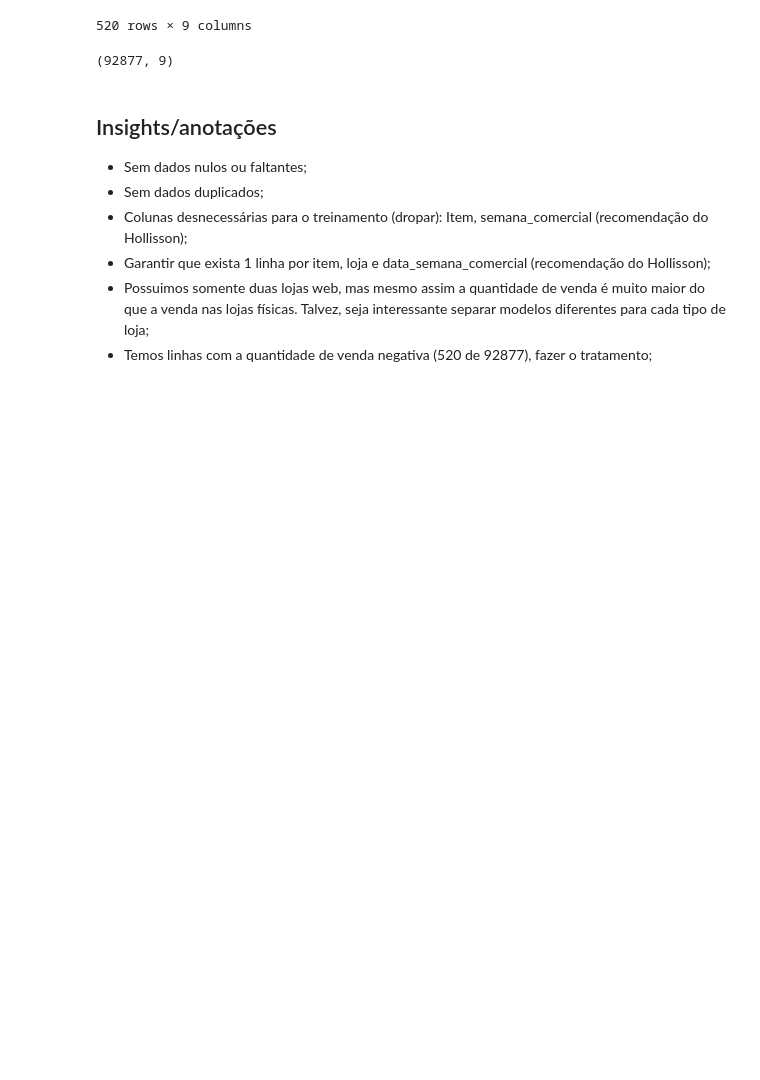
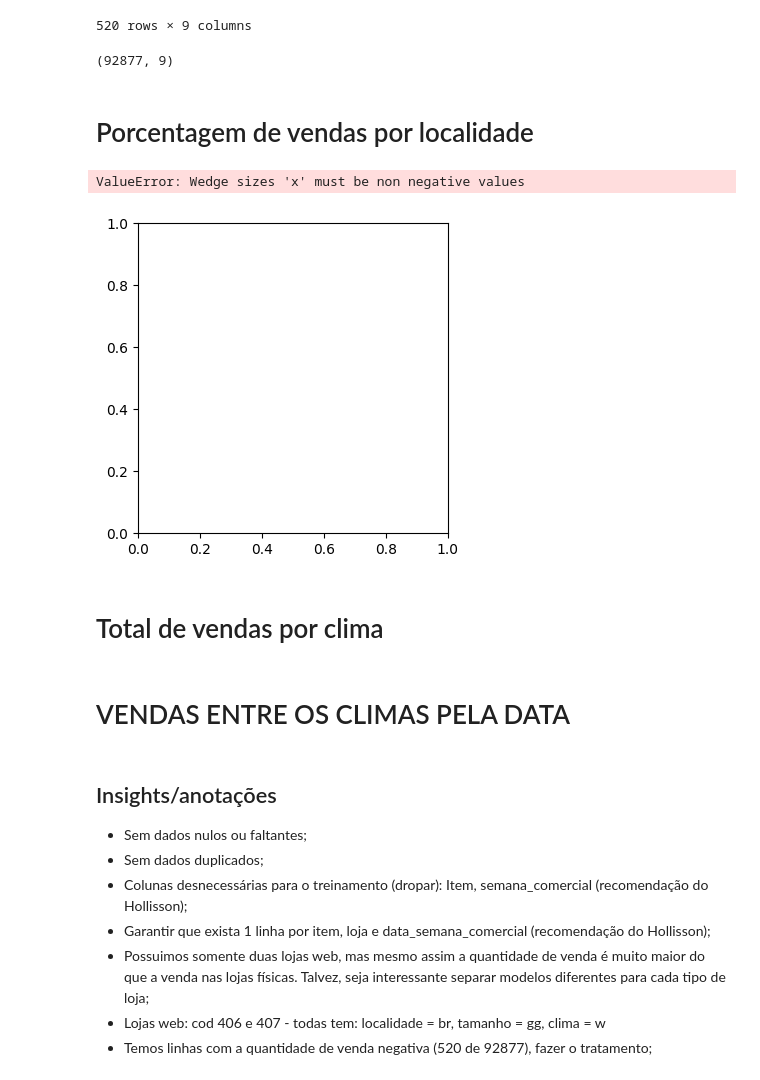
Before and after one commit to beylouni/Renner-ML, a Jupyter notebook: notebooks/EDA.ipynb, the cells around one changed output. Drawn from its saved outputs; the diff is of its cells as text; code cells hidden in the pictures; blank space fills up the shorter version.

```diff
--- a/notebooks/EDA.ipynb
+++ b/notebooks/EDA.ipynb
@@ -100,3 +100,22 @@ df[df['venda'] < 0]
 df.shape
 # %% [output]
 (92877, 9)
+# %% [markdown]
+# Porcentagem de vendas por localidade
+# %%
+
+#TRATAR DADOS NEGATIVOS PARA PODER PLOTAR O GRÁFICO
+
+loc_percent = pd.DataFrame(df.groupby(["localidade"])["venda"].sum().reset_index())
+colors = ['palevioletred', 'mediumpurple', 'mediumseagreen']
+
+fig, ax = plt.subplots(figsize=(4,5))
+ax.pie(df["venda"], labels=df["localidade"], autopct='%1.1f%%', startangle=90, colors=colors, textprops={'fontsize': 13})
+ax.axis('equal')
+plt.title("Sales Percentage across Category", fontsize=15)
+plt.show()
+# %% [output]
+ValueError: Wedge sizes 'x' must be non negative values
+[figure, added]
+# %% [markdown]
+# Total de vendas por clima
@@ -103,3 +141,5 @@ df.shape
+# %% [markdown]
+# VENDAS ENTRE OS CLIMAS PELA DATA
 # %% [markdown]
 ## Insights/anotações
 
@@ -109,4 +149,5 @@ df.shape
 *   Colunas desnecessárias para o treinamento (dropar): Item, semana_comercial (recomendação do Hollisson);
 *   Garantir que exista 1 linha por item, loja e data_semana_comercial (recomendação do Hollisson);
 *   Possuimos somente duas lojas web, mas mesmo assim a quantidade de venda é muito maior do que a venda nas lojas físicas. Talvez, seja interessante separar modelos diferentes para cada tipo de loja;
+*   Lojas web: cod 406 e 407 - todas tem: localidade = br, tamanho = gg, clima = w
 *   Temos linhas com a quantidade de venda negativa (520 de 92877), fazer o tratamento;
```
Also changed, not shown: parts of 2 cells of this notebook.
